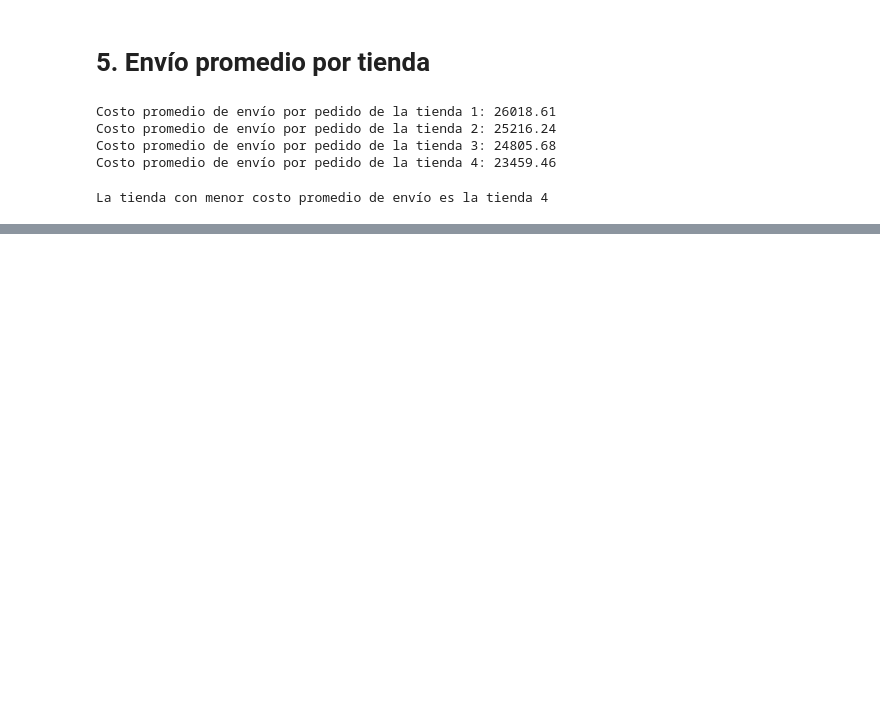
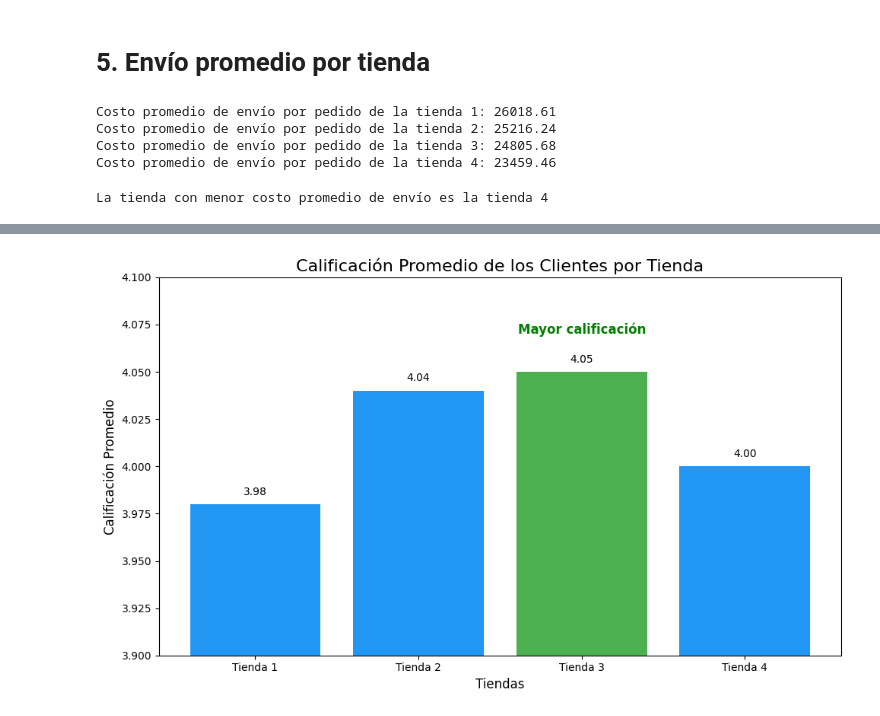
Before and after one commit to vicdas/DataScienceChallengeAluraStore, a Jupyter notebook: AluraStoreLatam.ipynb, the cells around one changed output, grey strips where cells are left out. Saved outputs shown, nothing was run; the diff lists cells and outputs as text; code cells hidden in the pictures; blank space fills up the shorter version.

```diff
--- a/AluraStoreLatam.ipynb
+++ b/AluraStoreLatam.ipynb
@@ -352,0 +391,42 @@ La tienda con menor costo promedio de envío es la tienda 4
+# %%
+import matplotlib.pyplot as plt
+
+# Datos de calificaciones promedio por tienda
+tiendas = ['Tienda 1', 'Tienda 2', 'Tienda 3', 'Tienda 4']
+calificaciones = [3.98, 4.04, 4.05, 4.00]
+
+# Determinar índice de la tienda con mayor calificación
+indice_max = calificaciones.index(max(calificaciones))
+
+# Colores: verde para la mayor, azul para el resto
+colores = ['#4CAF50' if i == indice_max else '#2196F3' for i in range(len(tiendas))]
+
+# Crear gráfico
+plt.figure(figsize=(10, 6))
+barras = plt.bar(tiendas, calificaciones, color=colores)
+
+# Título y etiquetas
+plt.title('Calificación Promedio de los Clientes por Tienda', fontsize=16)
+plt.xlabel('Tiendas', fontsize=12)
+plt.ylabel('Calificación Promedio', fontsize=12)
+plt.ylim(3.9, 4.1)  # Ajuste visual para que se vea mejor
+
+# Mostrar valores y destacar la mayor calificación
+for i, barra in enumerate(barras):
+    yval = barra.get_height()
+    plt.text(barra.get_x() + barra.get_width()/2, yval + 0.005, f'{yval:.2f}', ha='center', fontsize=10)
+
+    if i == indice_max:
+        plt.text(barra.get_x() + barra.get_width()/2, yval + 0.02, 'Mayor calificación',
+                 ha='center', fontsize=12, color='green', fontweight='bold')
+
+plt.tight_layout()
+
+# Guardar gráfico en PNG y JPG
+plt.savefig("calificacion_promedio_tiendas.png")
+plt.savefig("calificacion_promedio_tiendas.jpg")
+
+# Mostrar gráfico
+plt.show()
+# %% [output]
+[figure, added]
```
Also changed, not shown: parts of 3 cells of this notebook.
